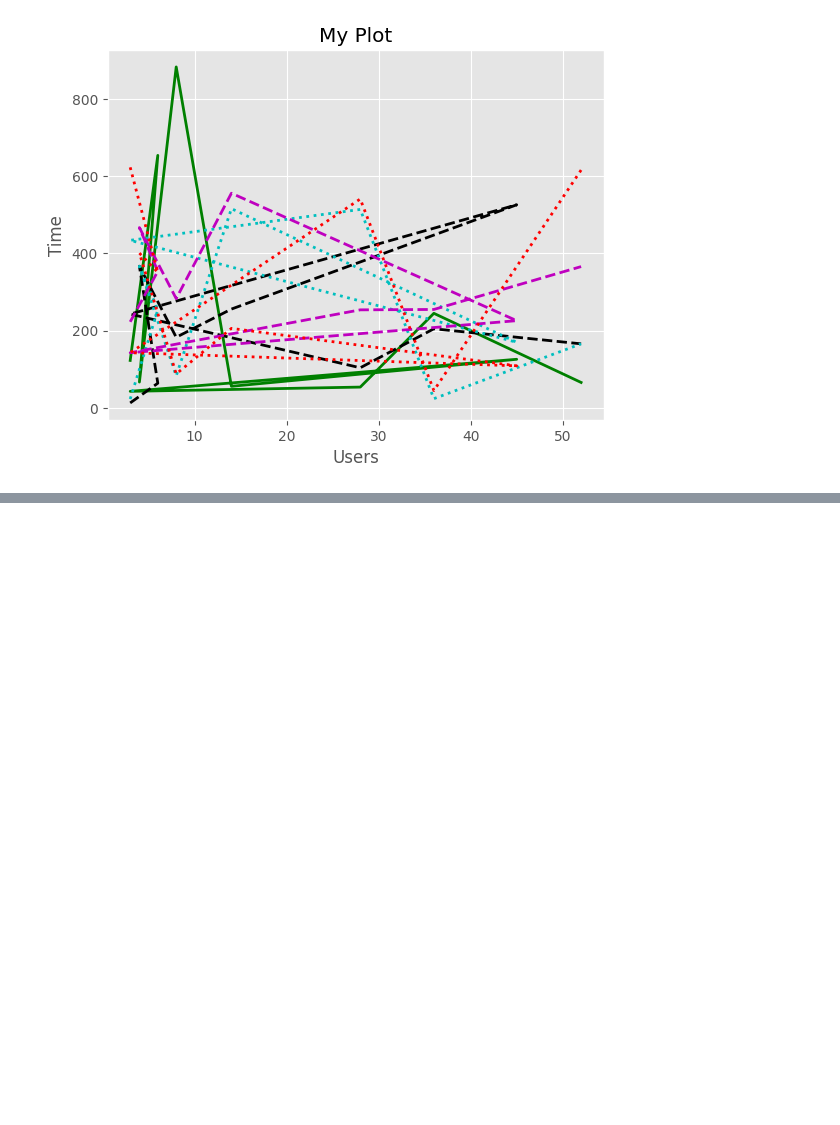
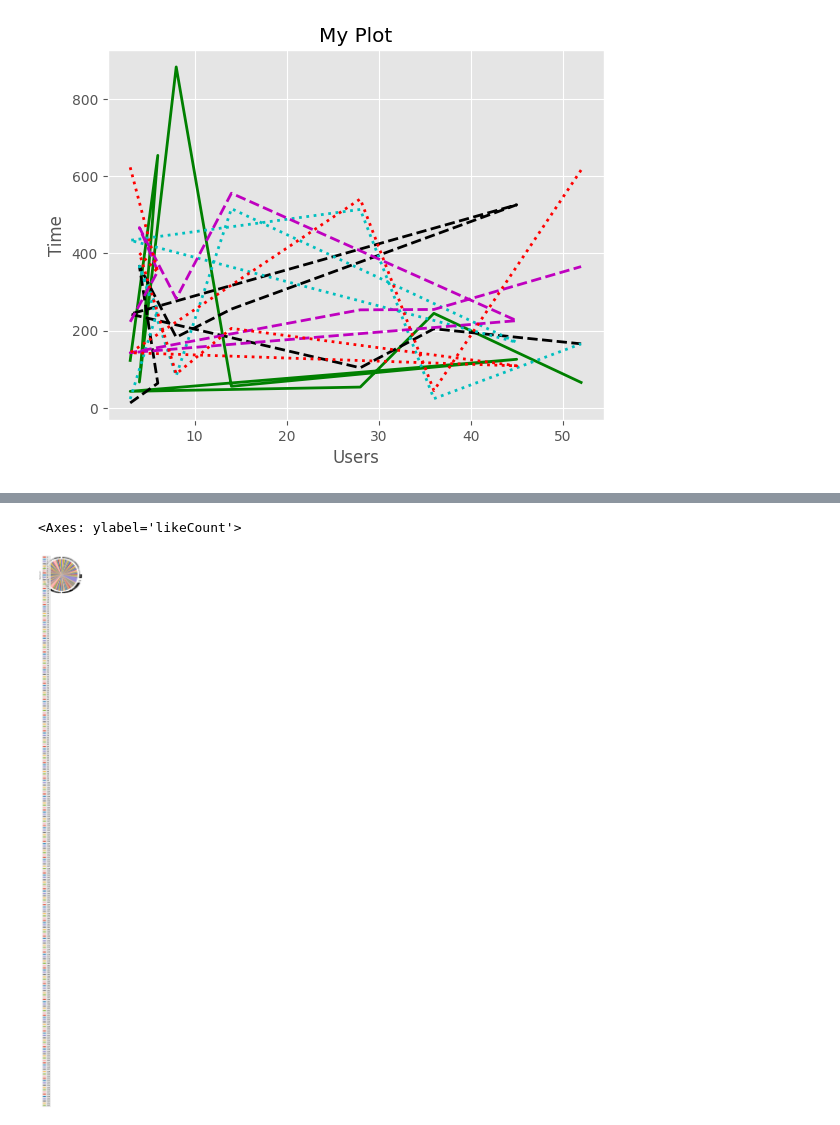
Before and after one commit to Eddie-hanson/Tutorials, a Jupyter notebook: Data_Visualization.ipynb, the cells around one changed output, grey strips where cells are left out. Cells and saved outputs as stored; diff of their text form; code cells hidden in the pictures; blank space fills up the shorter version.

```diff
--- a/Data_Visualization.ipynb
+++ b/Data_Visualization.ipynb
@@ -85,0 +139,5 @@ Text(0.5, 1.0, 'My Plot')
+# %%
+ab1.plot.pie(y='likeCount')
+# %% [output]
+<Axes: ylabel='likeCount'>
+[figure, added]
```
Also changed, not shown: parts of 13 cells of this notebook, 3 other files.
